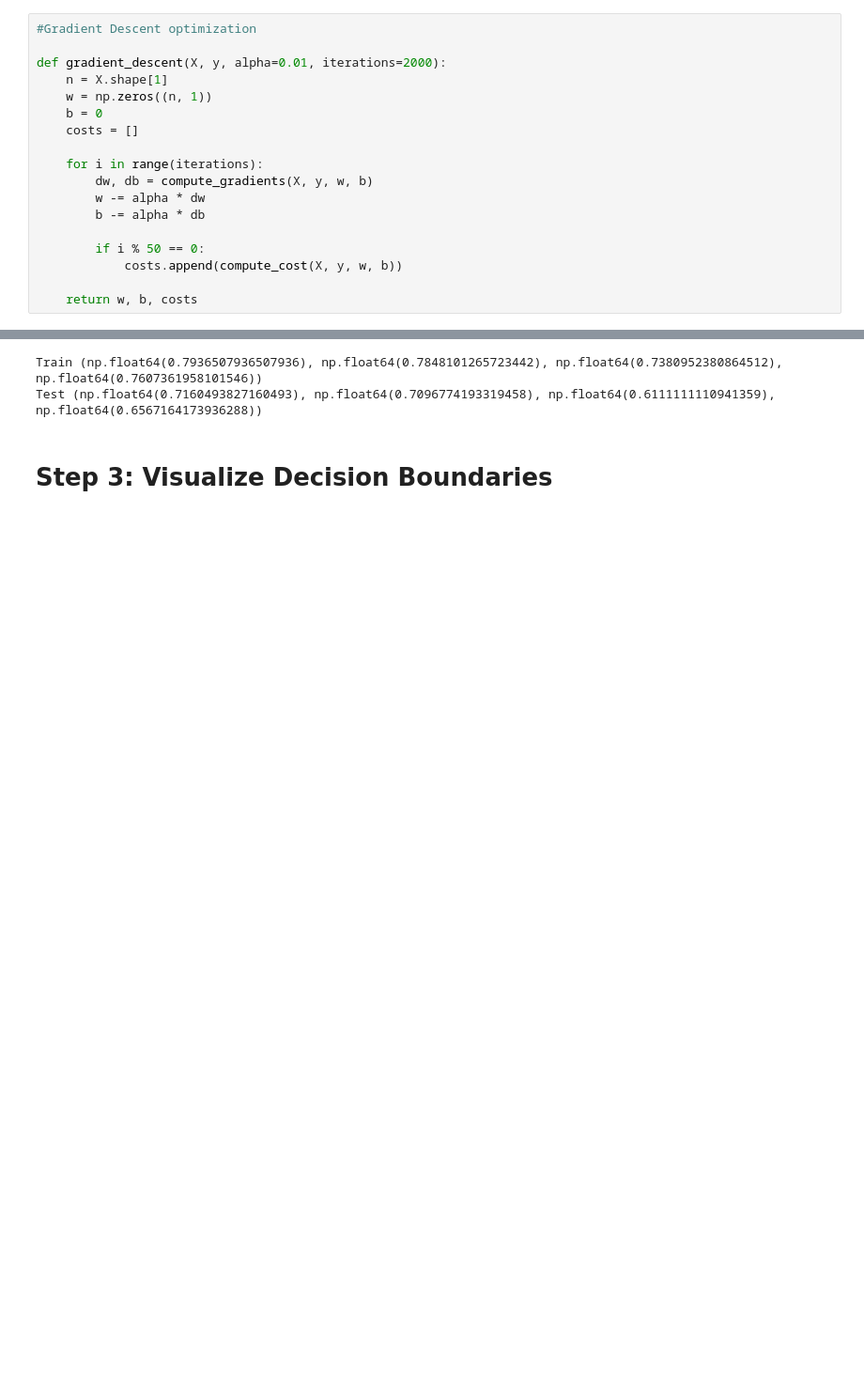
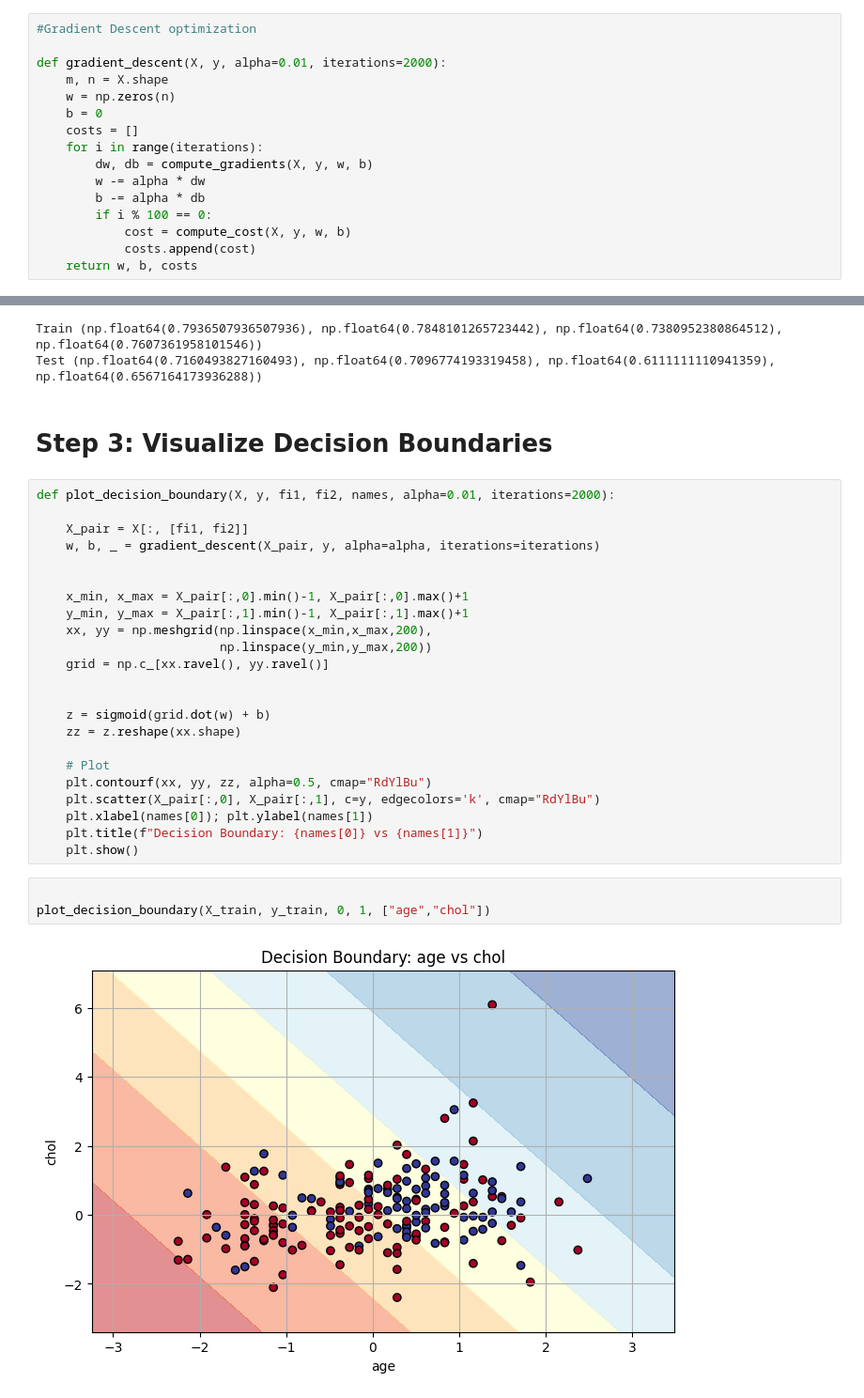
Before and after one commit to ders14028-bit/RodriguezDaniel_Heart_Disease_Risk_Prediction-Logistic_Regression_Homework, a Jupyter notebook: heart_disease_lr_analysis.ipynb, the cells around one changed output, grey strips where cells are left out. Shown at 94% size. Cells and saved outputs as stored; diff of their text form; blank space fills up the shorter version.

```diff
--- a/heart_disease_lr_analysis.ipynb
+++ b/heart_disease_lr_analysis.ipynb
@@ -227,19 +225,17 @@ def compute_gradients(X, y, w, b):
 #Gradient Descent optimization
 
 def gradient_descent(X, y, alpha=0.01, iterations=2000):
-    n = X.shape[1]
-    w = np.zeros((n, 1))
+    m, n = X.shape
+    w = np.zeros(n)
     b = 0
     costs = []
-
     for i in range(iterations):
         dw, db = compute_gradients(X, y, w, b)
         w -= alpha * dw
         b -= alpha * db
-
-        if i % 50 == 0:
-            costs.append(compute_cost(X, y, w, b))
-
+        if i % 100 == 0:
+            cost = compute_cost(X, y, w, b)
+            costs.append(cost)
     return w, b, costs
 # %%
 #Plot Cost vs iterations
@@ -279,3 +275,31 @@ Train (np.float64(0.7936507936507936), np.float64(0.7848101265723442), np.float6
 Test (np.float64(0.7160493827160493), np.float64(0.7096774193319458), np.float64(0.6111111110941359), np.float64(0.6567164173936288))
 # %% [markdown]
 # Step 3: Visualize Decision Boundaries
+# %%
+def plot_decision_boundary(X, y, fi1, fi2, names, alpha=0.01, iterations=2000):
+
+    X_pair = X[:, [fi1, fi2]]
+    w, b, _ = gradient_descent(X_pair, y, alpha=alpha, iterations=iterations)
+
+
+    x_min, x_max = X_pair[:,0].min()-1, X_pair[:,0].max()+1
+    y_min, y_max = X_pair[:,1].min()-1, X_pair[:,1].max()+1
+    xx, yy = np.meshgrid(np.linspace(x_min,x_max,200),
+                         np.linspace(y_min,y_max,200))
+    grid = np.c_[xx.ravel(), yy.ravel()]
+
+
+    z = sigmoid(grid.dot(w) + b)
+    zz = z.reshape(xx.shape)
+
+    # Plot
+    plt.contourf(xx, yy, zz, alpha=0.5, cmap="RdYlBu")
+    plt.scatter(X_pair[:,0], X_pair[:,1], c=y, edgecolors='k', cmap="RdYlBu")
+    plt.xlabel(names[0]); plt.ylabel(names[1])
+    plt.title(f"Decision Boundary: {names[0]} vs {names[1]}")
+    plt.show()
+# %%
+
+plot_decision_boundary(X_train, y_train, 0, 1, ["age","chol"])
+# %% [output]
+[figure, added]
```
Also changed, not shown: parts of 8 cells of this notebook.
